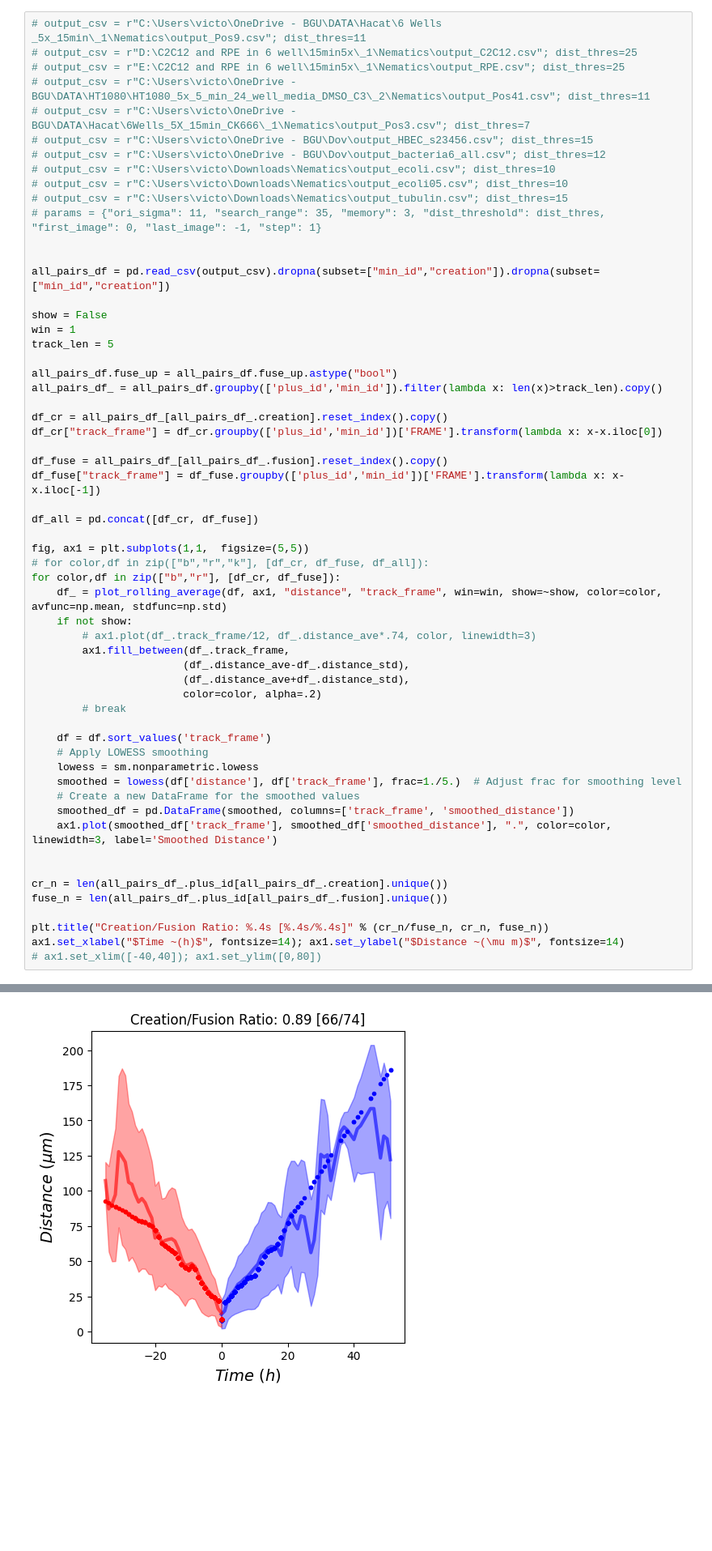
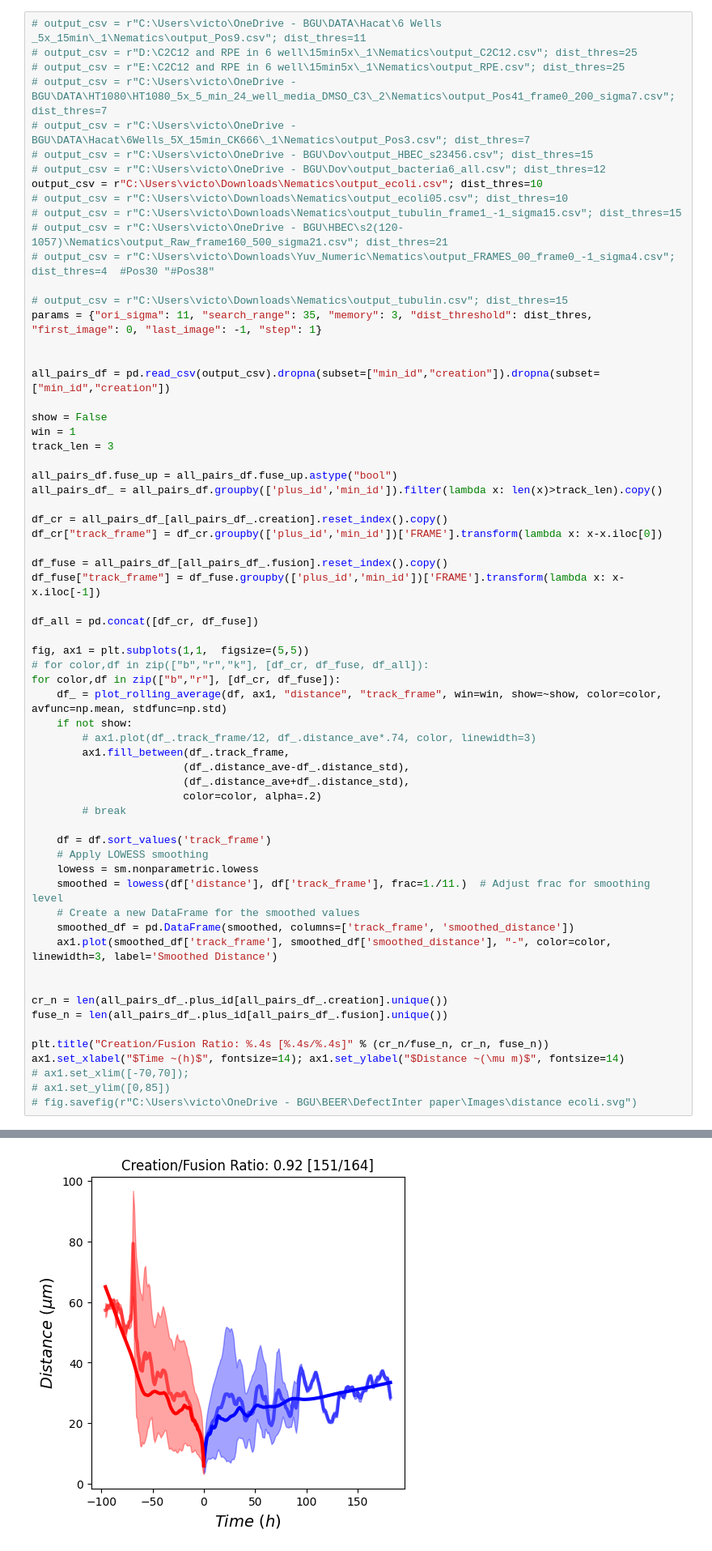
Before and after one commit to viciya/nematics, a Jupyter notebook: nematics/journals/pipeline_defect_pair_fusion_creation.ipynb, the cells around one changed output, grey strips where cells are left out. Shown at 81% size. Saved outputs shown, nothing was run; the diff lists cells and outputs as text; blank space fills up the shorter version.

```diff
--- a/nematics/journals/pipeline_defect_pair_fusion_creation.ipynb
+++ b/nematics/journals/pipeline_defect_pair_fusion_creation.ipynb
@@ -163,21 +211,25 @@ Output: None
 # output_csv = r"C:\Users\victo\OneDrive - BGU\DATA\Hacat\6 Wells _5x_15min\_1\Nematics\output_Pos9.csv"; dist_thres=11
 # output_csv = r"D:\C2C12 and RPE in 6 well\15min5x\_1\Nematics\output_C2C12.csv"; dist_thres=25
 # output_csv = r"E:\C2C12 and RPE in 6 well\15min5x\_1\Nematics\output_RPE.csv"; dist_thres=25
-# output_csv = r"C:\Users\victo\OneDrive - BGU\DATA\HT1080\HT1080_5x_5_min_24_well_media_DMSO_C3\_2\Nematics\output_Pos41.csv"; dist_thres=11
+# output_csv = r"C:\Users\victo\OneDrive - BGU\DATA\HT1080\HT1080_5x_5_min_24_well_media_DMSO_C3\_2\Nematics\output_Pos41_frame0_200_sigma7.csv"; dist_thres=7
 # output_csv = r"C:\Users\victo\OneDrive - BGU\DATA\Hacat\6Wells_5X_15min_CK666\_1\Nematics\output_Pos3.csv"; dist_thres=7
 # output_csv = r"C:\Users\victo\OneDrive - BGU\Dov\output_HBEC_s23456.csv"; dist_thres=15
 # output_csv = r"C:\Users\victo\OneDrive - BGU\Dov\output_bacteria6_all.csv"; dist_thres=12
-# output_csv = r"C:\Users\victo\Downloads\Nematics\output_ecoli.csv"; dist_thres=10
+output_csv = r"C:\Users\victo\Downloads\Nematics\output_ecoli.csv"; dist_thres=10
 # output_csv = r"C:\Users\victo\Downloads\Nematics\output_ecoli05.csv"; dist_thres=10
+# output_csv = r"C:\Users\victo\Downloads\Nematics\output_tubulin_frame1_-1_sigma15.csv"; dist_thres=15
+# output_csv = r"C:\Users\victo\OneDrive - BGU\HBEC\s2(120-1057)\Nematics\output_Raw_frame160_500_sigma21.csv"; dist_thres=21
+# output_csv = r"C:\Users\victo\Downloads\Yuv_Numeric\Nematics\output_FRAMES_00_frame0_-1_sigma4.csv"; dist_thres=4  #Pos30 "#Pos38"
+
 # output_csv = r"C:\Users\victo\Downloads\Nematics\output_tubulin.csv"; dist_thres=15
-# params = {"ori_sigma": 11, "search_range": 35, "memory": 3, "dist_threshold": dist_thres, "first_image": 0, "last_image": -1, "step": 1}
+params = {"ori_sigma": 11, "search_range": 35, "memory": 3, "dist_threshold": dist_thres, "first_image": 0, "last_image": -1, "step": 1}
 
 
 all_pairs_df = pd.read_csv(output_csv).dropna(subset=["min_id","creation"]).dropna(subset=["min_id","creation"])
 
 show = False
 win = 1
-track_len = 5
+track_len = 3
 
 all_pairs_df.fuse_up = all_pairs_df.fuse_up.astype("bool")
 all_pairs_df_ = all_pairs_df.groupby(['plus_id','min_id']).filter(lambda x: len(x)>track_len).copy()
@@ -189,37 +241,39 @@ df_fuse = all_pairs_df_[all_pairs_df_.fusion].reset_index().copy()
 df_fuse["track_frame"] = df_fuse.groupby(['plus_id','min_id'])['FRAME'].transform(lambda x: x-x.iloc[-1])
 
 df_all = pd.concat([df_cr, df_fuse])
 
 fig, ax1 = plt.subplots(1,1,  figsize=(5,5))
 # for color,df in zip(["b","r","k"], [df_cr, df_fuse, df_all]):
 for color,df in zip(["b","r"], [df_cr, df_fuse]):
     df_ = plot_rolling_average(df, ax1, "distance", "track_frame", win=win, show=~show, color=color, avfunc=np.mean, stdfunc=np.std)
     if not show:
         # ax1.plot(df_.track_frame/12, df_.distance_ave*.74, color, linewidth=3)
         ax1.fill_between(df_.track_frame,
                         (df_.distance_ave-df_.distance_std),
                         (df_.distance_ave+df_.distance_std),
                         color=color, alpha=.2)
         # break
 
     df = df.sort_values('track_frame')
     # Apply LOWESS smoothing
     lowess = sm.nonparametric.lowess
-    smoothed = lowess(df['distance'], df['track_frame'], frac=1./5.)  # Adjust frac for smoothing level
+    smoothed = lowess(df['distance'], df['track_frame'], frac=1./11.)  # Adjust frac for smoothing level
     # Create a new DataFrame for the smoothed values
     smoothed_df = pd.DataFrame(smoothed, columns=['track_frame', 'smoothed_distance'])
-    ax1.plot(smoothed_df['track_frame'], smoothed_df['smoothed_distance'], ".", color=color, linewidth=3, label='Smoothed Distance')
+    ax1.plot(smoothed_df['track_frame'], smoothed_df['smoothed_distance'], "-", color=color, linewidth=3, label='Smoothed Distance')
 
 
 cr_n = len(all_pairs_df_.plus_id[all_pairs_df_.creation].unique())
 fuse_n = len(all_pairs_df_.plus_id[all_pairs_df_.fusion].unique())
 
 plt.title("Creation/Fusion Ratio: %.4s [%.4s/%.4s]" % (cr_n/fuse_n, cr_n, fuse_n))
 ax1.set_xlabel("$Time ~(h)$", fontsize=14); ax1.set_ylabel("$Distance ~(\mu m)$", fontsize=14)
-# ax1.set_xlim([-40,40]); ax1.set_ylim([0,80])
+# ax1.set_xlim([-70,70]);
+# ax1.set_ylim([0,85])
+# fig.savefig(r"C:\Users\victo\OneDrive - BGU\BEER\DefectInter paper\Images\distance ecoli.svg")
 # %% [output]
 Text(0, 0.5, '$Distance ~(\\mu m)$')
-[figure, old version]
+[figure, new version]
 # %%
 def find_pair_origin(group, xp='xp', yp='yp', xm='xm', ym='ym', dist='track_frame', fuse=True, dist0=20.):
     group = group.sort_values(by=dist)
```
Also changed, not shown: parts of 21 cells of this notebook, 8 other files.
